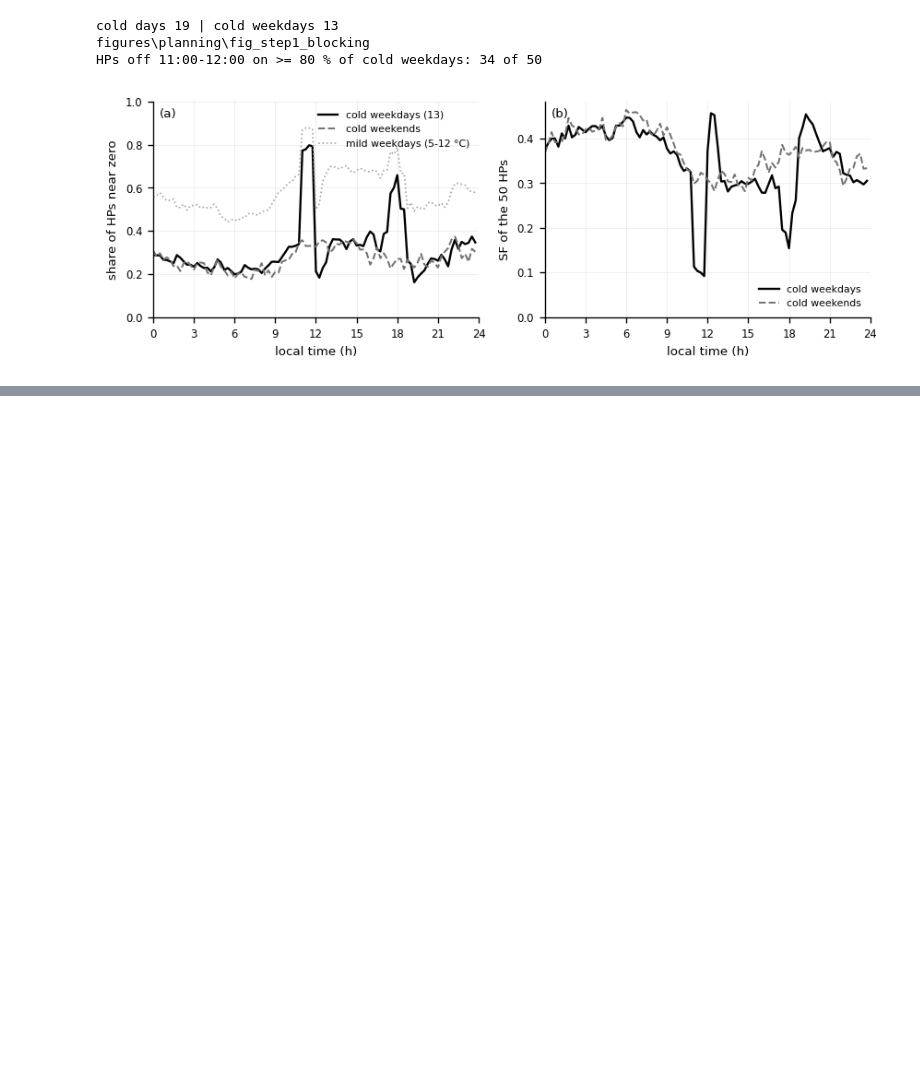
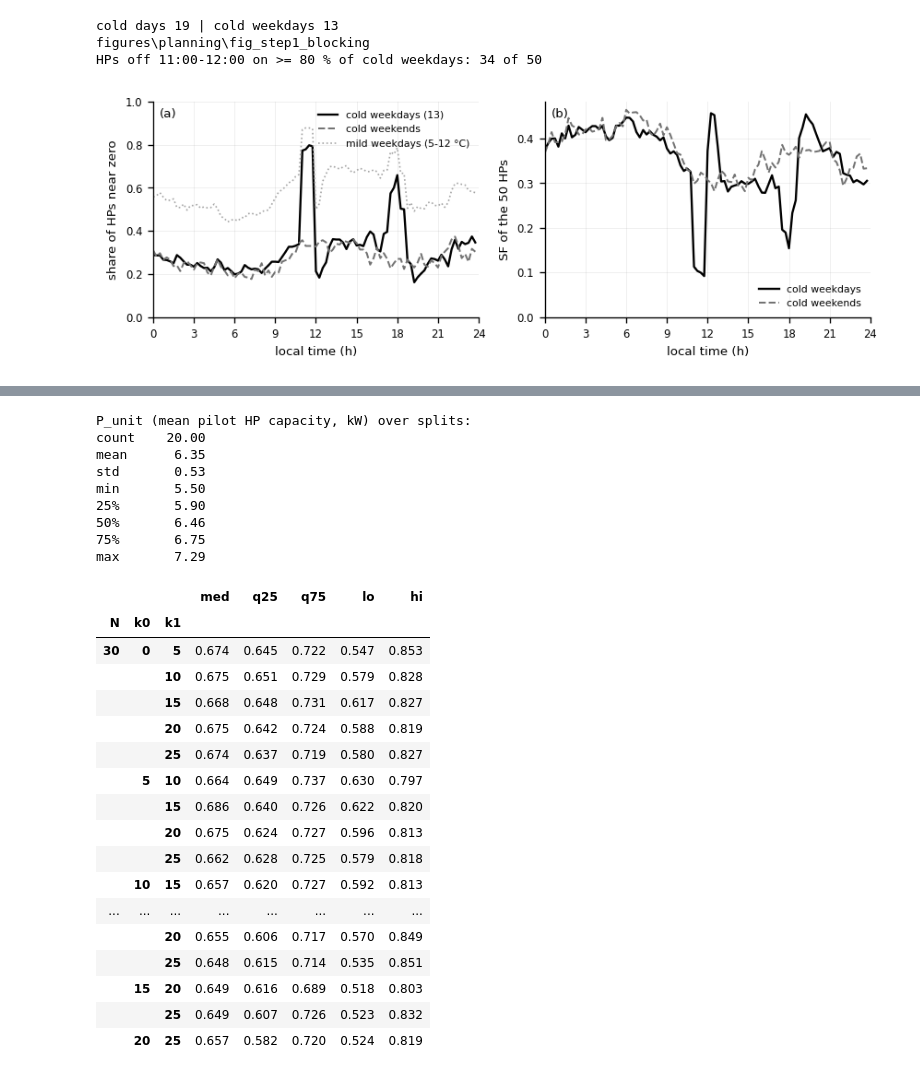
Before and after one commit to agouveia-kul/hp-sensitivity-paper, a Jupyter notebook: planning_use_case.ipynb, the cells around one changed output, grey strips where cells are left out. Drawn from its saved outputs; the diff is of its cells as text; code cells hidden in the pictures; blank space fills up the shorter version.

```diff
--- a/planning_use_case.ipynb
+++ b/planning_use_case.ipynb
@@ -110,0 +125,35 @@ display(inv['nameplate']); inv['real']
+# %%
+splits = PL.plan_splits(rebuild=REBUILD_SPLITS)
+inc = PL.increment_model(draws=100, rebuild=REBUILD_STEP2)
+G2 = inc['rows']
+print('P_unit (mean pilot HP capacity, kW) over splits:')
+print(inc['units'].P_unit.describe().round(2).to_string())
+PL.split_summary(G2, ['N', 'k0', 'k1'], 'c_max').round(3)
+# %% [output]
+P_unit (mean pilot HP capacity, kW) over splits:
+count    20.00
+mean      6.35
+std       0.53
+min       5.50
+25%       5.90
+50%       6.46
+75%       6.75
+max       7.29
+|  |  |  | med | q25 | q75 | lo | hi |
+| N | k0 | k1 |  |  |  |  |  |
+| 30 | 0 | 5 | 0.674 | 0.645 | 0.722 | 0.547 | 0.853 |
+|  |  | 10 | 0.675 | 0.651 | 0.729 | 0.579 | 0.828 |
+|  |  | 15 | 0.668 | 0.648 | 0.731 | 0.617 | 0.827 |
+|  |  | 20 | 0.675 | 0.642 | 0.724 | 0.588 | 0.819 |
+|  |  | 25 | 0.674 | 0.637 | 0.719 | 0.580 | 0.827 |
+|  | 5 | 10 | 0.664 | 0.649 | 0.737 | 0.630 | 0.797 |
+|  |  | 15 | 0.686 | 0.640 | 0.726 | 0.622 | 0.820 |
+|  |  | 20 | 0.675 | 0.624 | 0.727 | 0.596 | 0.813 |
+|  |  | 25 | 0.662 | 0.628 | 0.725 | 0.579 | 0.818 |
+|  | 10 | 15 | 0.657 | 0.620 | 0.727 | 0.592 | 0.813 |
+| ... | ... | ... | ... | ... | ... | ... | ... |
+|  |  | 20 | 0.655 | 0.606 | 0.717 | 0.570 | 0.849 |
+|  |  | 25 | 0.648 | 0.615 | 0.714 | 0.535 | 0.851 |
+|  | 15 | 20 | 0.649 | 0.616 | 0.689 | 0.518 | 0.803 |
+|  |  | 25 | 0.649 | 0.607 | 0.726 | 0.523 | 0.832 |
+|  | 20 | 25 | 0.657 | 0.582 | 0.720 | 0.524 | 0.819 |
```
Also changed, not shown: parts of 4 cells of this notebook, 5 other files.
